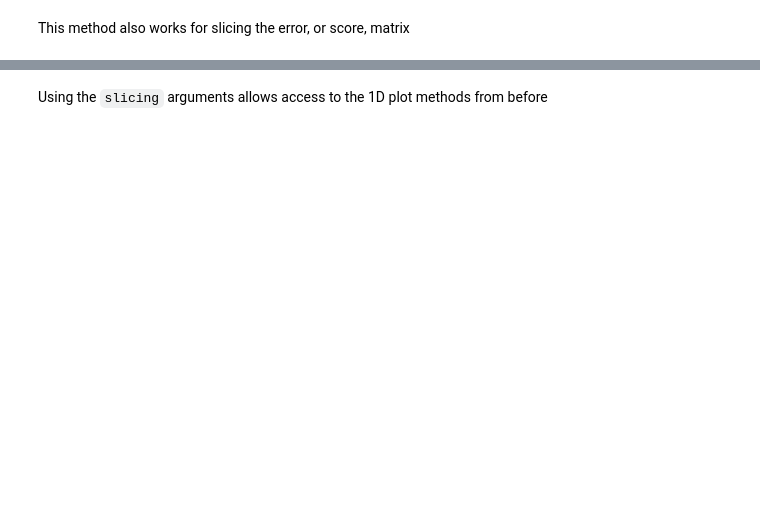
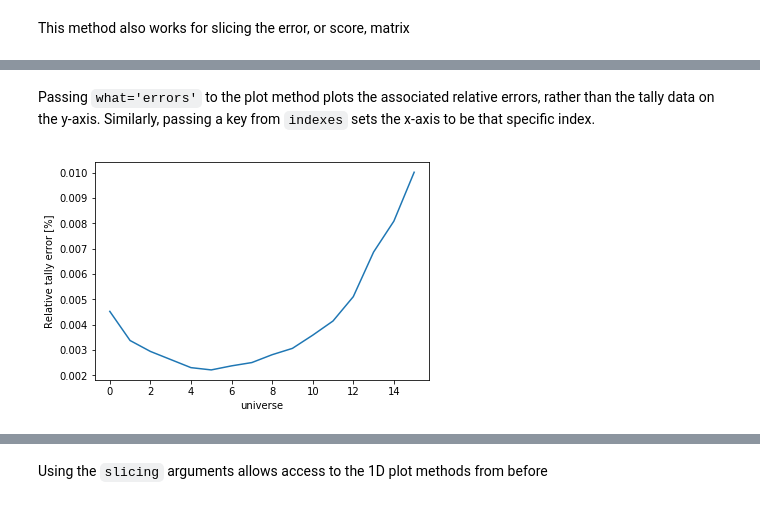
Before and after one commit to CORE-GATECH-GROUP/serpent-tools, a Jupyter notebook: examples/Detector.ipynb, the cells around one changed output, grey strips where cells are left out. Drawn from its saved outputs; the diff is of its cells as text; code cells hidden in the pictures; blank space fills up the shorter version.

```diff
--- a/examples/Detector.ipynb
+++ b/examples/Detector.ipynb
@@ -248,0 +201,8 @@ spectrum.meshPlot('e', 'reaction', what='errors',
+# %% [markdown]
+Passing `what='errors'` to the plot method plots the associated relative errors, rather than the tally data on the y-axis.
+Similarly, passing a key from `indexes` sets the x-axis to be that specific index.
+# %%
+nodeFlx.plot(xdim='universe', what='errors',
+             ylabel='Relative tally error [%]');
+# %% [output]
+[figure, added]
```
Also changed, not shown: parts of 49 cells of this notebook, 30 other files.
